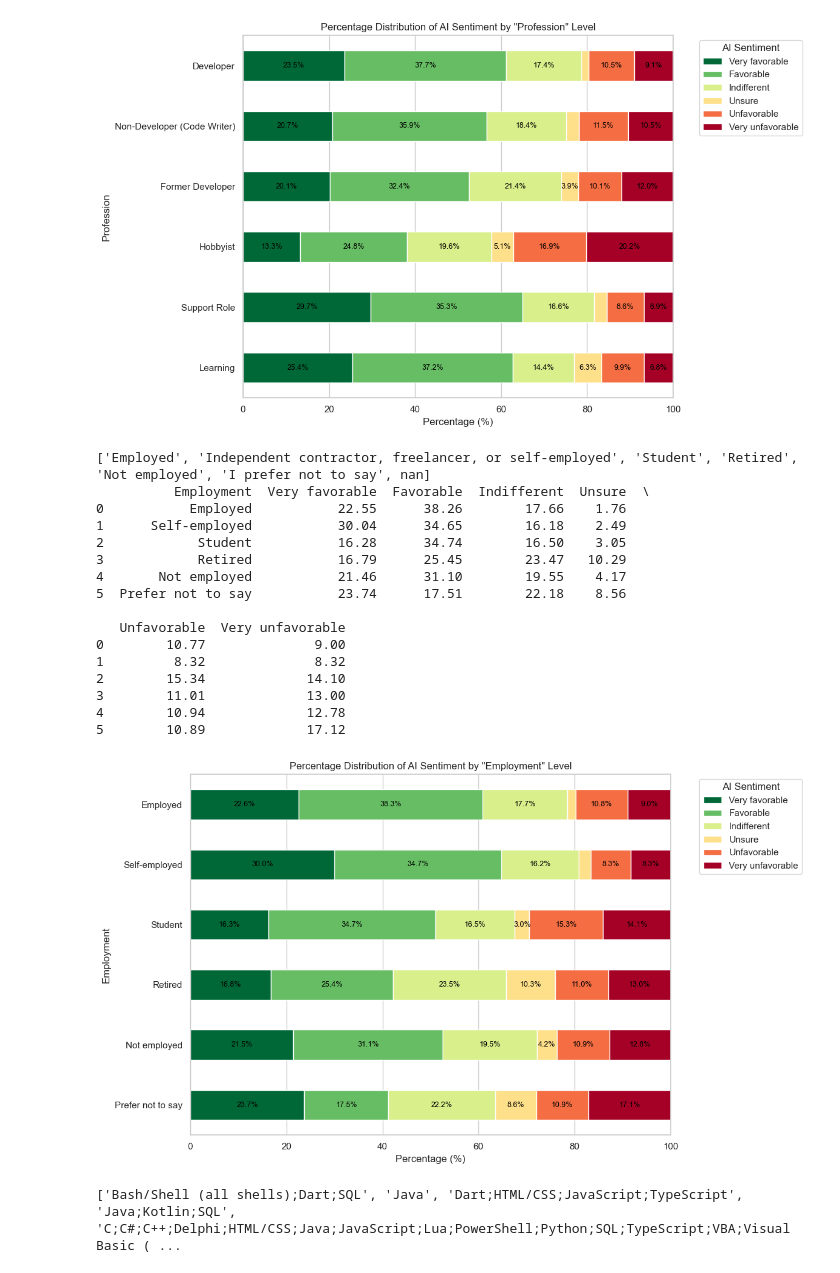
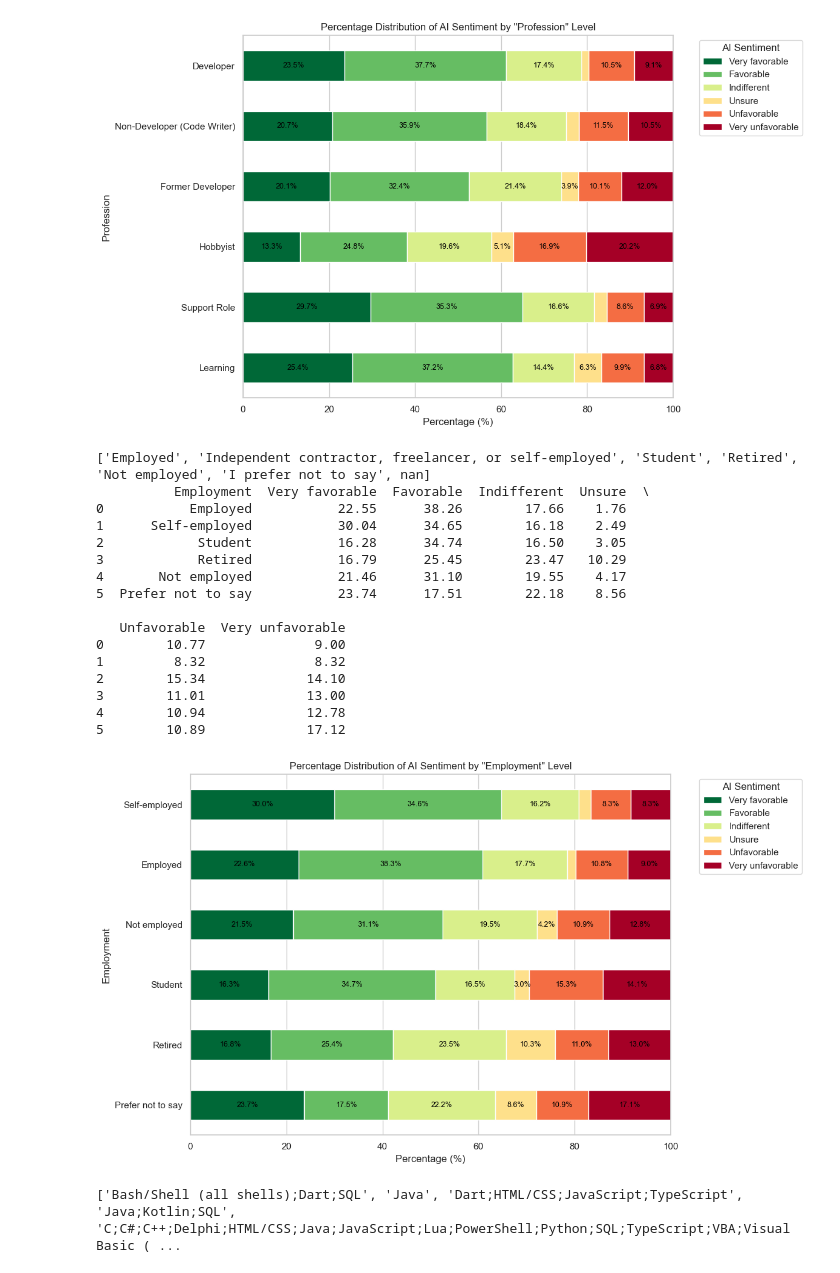
Before and after one commit to Datavisualiatie-UGent/project-dv26-12, a Jupyter notebook: notebooks/question1.ipynb, the cells around one changed output. Cells and saved outputs as stored; diff of their text form; code cells hidden in the pictures.

```diff
--- a/notebooks/question1.ipynb
+++ b/notebooks/question1.ipynb
@@ -172,6 +172,27 @@ def create_plot_from_percentages(df_percentages, column, add_labels=True):
 def get_unique_values(df, col) -> list:
     unique_values = df[col].unique()
     return list(unique_values)
+
+def to_json(df, filename):
+    df.to_json(filename, orient="records")
+
+def sort_by_combined_sentiment(df, col1="Very favorable", col2="Favorable"):
+    """
+    Sorts a dataframe based on the combined sum of two specific columns.
+    Returns a new sorted dataframe.
+    """
+    # 1. Create a copy so we don't accidentally modify the original dataframe
+    df_sorted = df.copy()
+
+    # 2. Create the temporary sorting column
+    temp_col = "Temp_Combined_Score"
+    df_sorted[temp_col] = df_sorted[col1] + df_sorted[col2]
+
+    # 3. Sort highest to lowest and reset the index
+    df_sorted = df_sorted.sort_values(by=temp_col, ascending=False).reset_index(drop=True)
+
+    # 4. Drop the temporary column and return the clean data
+    return df_sorted.drop(columns=[temp_col])
 # %%
 # Returns an array of all unique age values
 unique_ages = df['Age'].unique()
@@ -294,34 +335,44 @@ employment_mapping = {
     'Independent contractor, freelancer, or self-employed': 'Self-employed',
     'Student': 'Student',
     'Retired': 'Retired',
     'Not employed': 'Not employed',
     'I prefer not to say': 'Prefer not to say'
 }
 
 expected_employment_order = ['Employed', 'Self-employed', 'Student', 'Retired', 'Not employed', 'Prefer not to say']
 
 
 df_percentages = process_ai_sentiment_by_column(df, col='Employment', mapping_col='Employment', mapping=employment_mapping, expected_order=expected_employment_order)
 print(df_percentages)
+
+df_percentages = sort_by_combined_sentiment(df_percentages, col1="Very favorable", col2="Favorable")
+
 create_plot_from_percentages(df_percentages, column='Employment')
+
+
+to_json(df_percentages, 'employment_ai_sentiment_cat.json')
+df_percentages = sort_by_combined_sentiment(df_percentages, col1="Very favorable", col2="Favorable")
+to_json(df_percentages, 'employment_ai_sentiment_fav.json')
+df_percentages = sort_by_combined_sentiment(df_percentages, col1="Very unfavorable", col2="Unfavorable")
+to_json(df_percentages, 'employment_ai_sentiment_unfav.json')
 # %% [output]
 ['Employed', 'Independent contractor, freelancer, or self-employed', 'Student', 'Retired', 'Not employed', 'I prefer not to say', nan]
           Employment  Very favorable  Favorable  Indifferent  Unsure  \
 0           Employed           22.55      38.26        17.66    1.76
 1      Self-employed           30.04      34.65        16.18    2.49
 2            Student           16.28      34.74        16.50    3.05
 3            Retired           16.79      25.45        23.47   10.29
 4       Not employed           21.46      31.10        19.55    4.17
 5  Prefer not to say           23.74      17.51        22.18    8.56
 
    Unfavorable  Very unfavorable
 0        10.77              9.00
 1         8.32              8.32
 2        15.34             14.10
 3        11.01             13.00
 4        10.94             12.78
 5        10.89             17.12
-[figure, old version]
+[figure, new version]
 # %%
 
 vals = get_unique_values(df, 'LanguageHaveWorkedWith')
```
Also changed, not shown: parts of 4 cells of this notebook, 3 other files.
